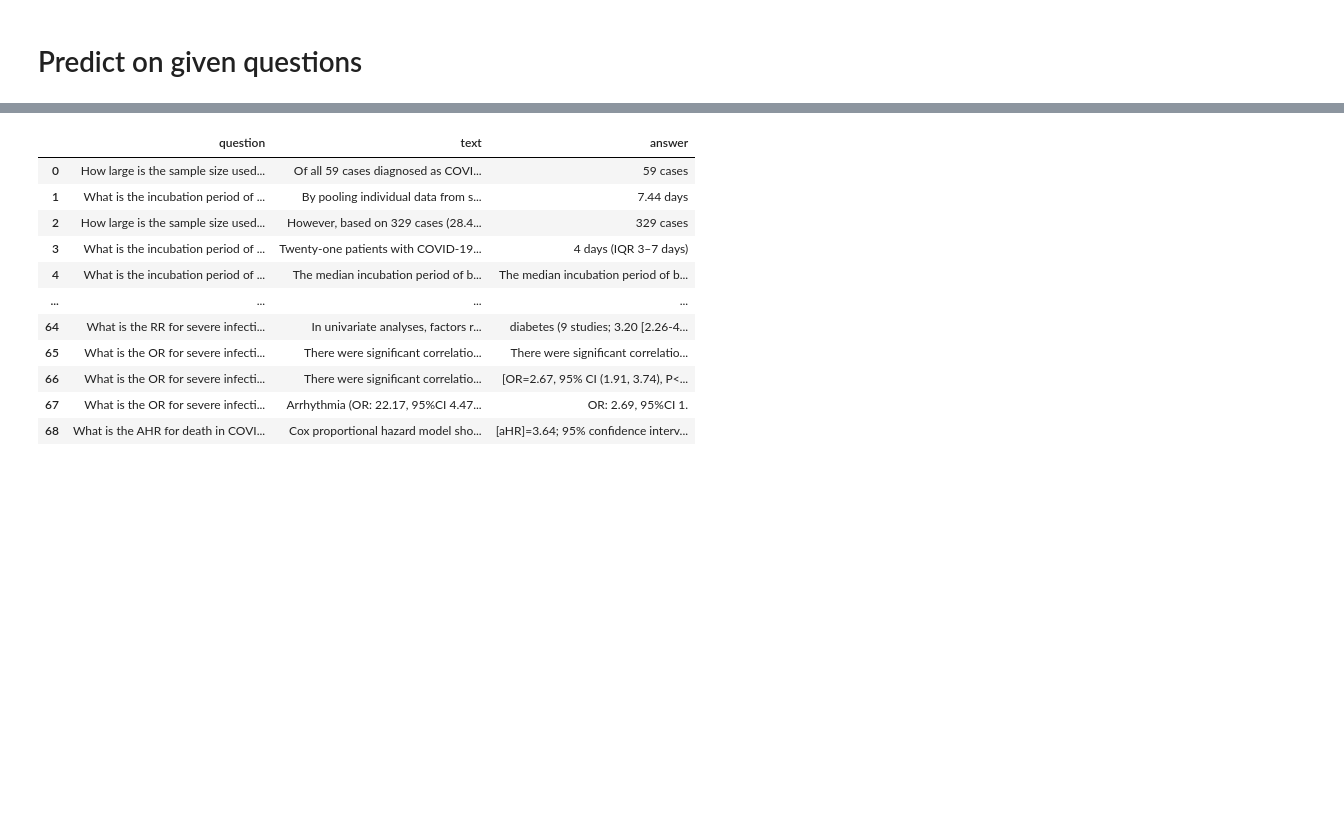
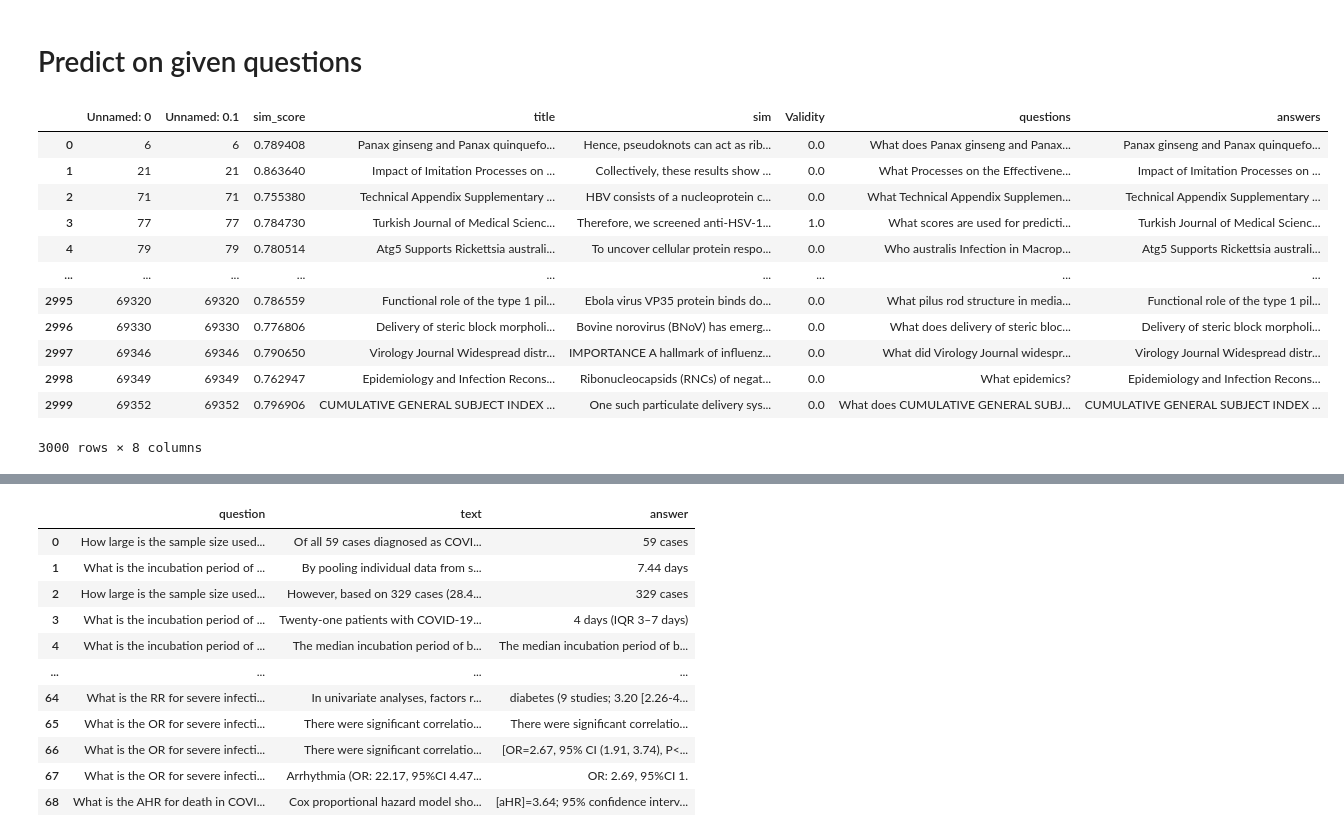
Before and after one commit to johntiger1/hugging-face-generation, a Jupyter notebook: Copy_of_t5_trivia.ipynb, the cells around one changed output, grey strips where cells are left out. Drawn from its saved outputs; the diff is of its cells as text; code cells hidden in the pictures; blank space fills up the shorter version.

Commit message:
Running on manual validated questions

```diff
--- a/Copy_of_t5_trivia.ipynb
+++ b/Copy_of_t5_trivia.ipynb
@@ -1241,5 +1223,24 @@ Counted as Correct? False
 # Predict on given questions
 # %%
 PARSA_QA_PATH = os.path.join(DATA_DIR, "cleaned_CORD19_test_QA_df.csv")
+# %%
+ROHAN_QA_PATH = os.path.join(DATA_DIR, "df_0.75_qa_dlr.csv")
 # %%
 additional_COVID_QA_df = pd.read_csv(PARSA_QA_PATH) # cloud read by the pandas
+annotated_df = pd.read_csv(ROHAN_QA_PATH)
+# %%
+annotated_df
+# %% [output]
+|  | Unnamed: 0 | Unnamed: 0.1 | sim_score | title | sim | Validity | questions | answers |
+| 0 | 6 | 6 | 0.789408 | Panax ginseng and Panax quinquefo... | Hence, pseudoknots can act as rib... | 0.0 | What does Panax ginseng and Panax... | Panax ginseng and Panax quinquefo... |
+| 1 | 21 | 21 | 0.863640 | Impact of Imitation Processes on ... | Collectively, these results show ... | 0.0 | What Processes on the Effectivene... | Impact of Imitation Processes on ... |
+| 2 | 71 | 71 | 0.755380 | Technical Appendix Supplementary ... | HBV consists of a nucleoprotein c... | 0.0 | What Technical Appendix Supplemen... | Technical Appendix Supplementary ... |
+| 3 | 77 | 77 | 0.784730 | Turkish Journal of Medical Scienc... | Therefore, we screened anti-HSV-1... | 1.0 | What scores are used for predicti... | Turkish Journal of Medical Scienc... |
+| 4 | 79 | 79 | 0.780514 | Atg5 Supports Rickettsia australi... | To uncover cellular protein respo... | 0.0 | Who australis Infection in Macrop... | Atg5 Supports Rickettsia australi... |
+| ... | ... | ... | ... | ... | ... | ... | ... | ... |
+| 2995 | 69320 | 69320 | 0.786559 | Functional role of the type 1 pil... | Ebola virus VP35 protein binds do... | 0.0 | What pilus rod structure in media... | Functional role of the type 1 pil... |
+| 2996 | 69330 | 69330 | 0.776806 | Delivery of steric block morpholi... | Bovine norovirus (BNoV) has emerg... | 0.0 | What does delivery of steric bloc... | Delivery of steric block morpholi... |
+| 2997 | 69346 | 69346 | 0.790650 | Virology Journal Widespread distr... | IMPORTANCE A hallmark of influenz... | 0.0 | What did Virology Journal widespr... | Virology Journal Widespread distr... |
+| 2998 | 69349 | 69349 | 0.762947 | Epidemiology and Infection Recons... | Ribonucleocapsids (RNCs) of negat... | 0.0 | What epidemics? | Epidemiology and Infection Recons... |
+| 2999 | 69352 | 69352 | 0.796906 | CUMULATIVE GENERAL SUBJECT INDEX ... | One such particulate delivery sys... | 0.0 | What does CUMULATIVE GENERAL SUBJ... | CUMULATIVE GENERAL SUBJECT INDEX ... |
+3000 rows × 8 columns
```
Also changed, not shown: parts of 32 cells of this notebook.
